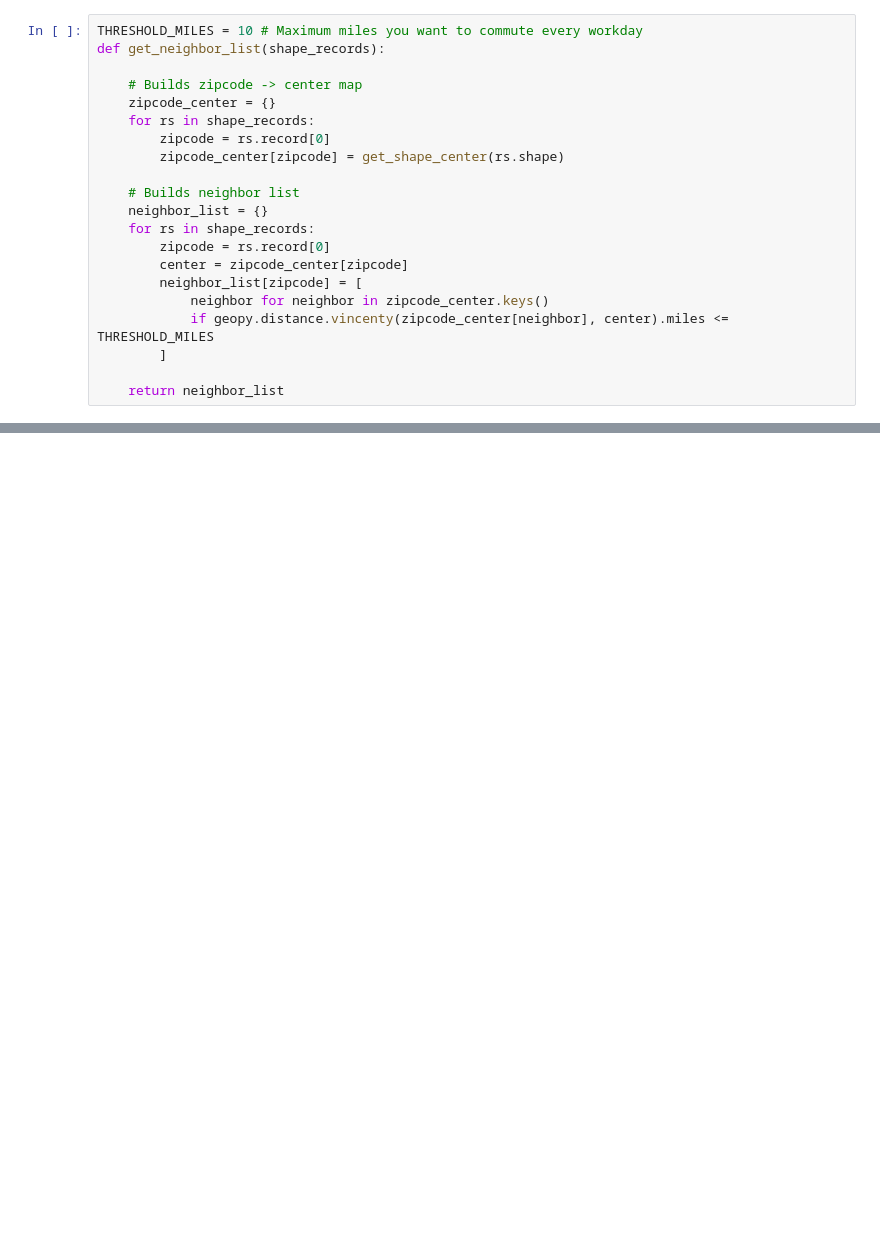
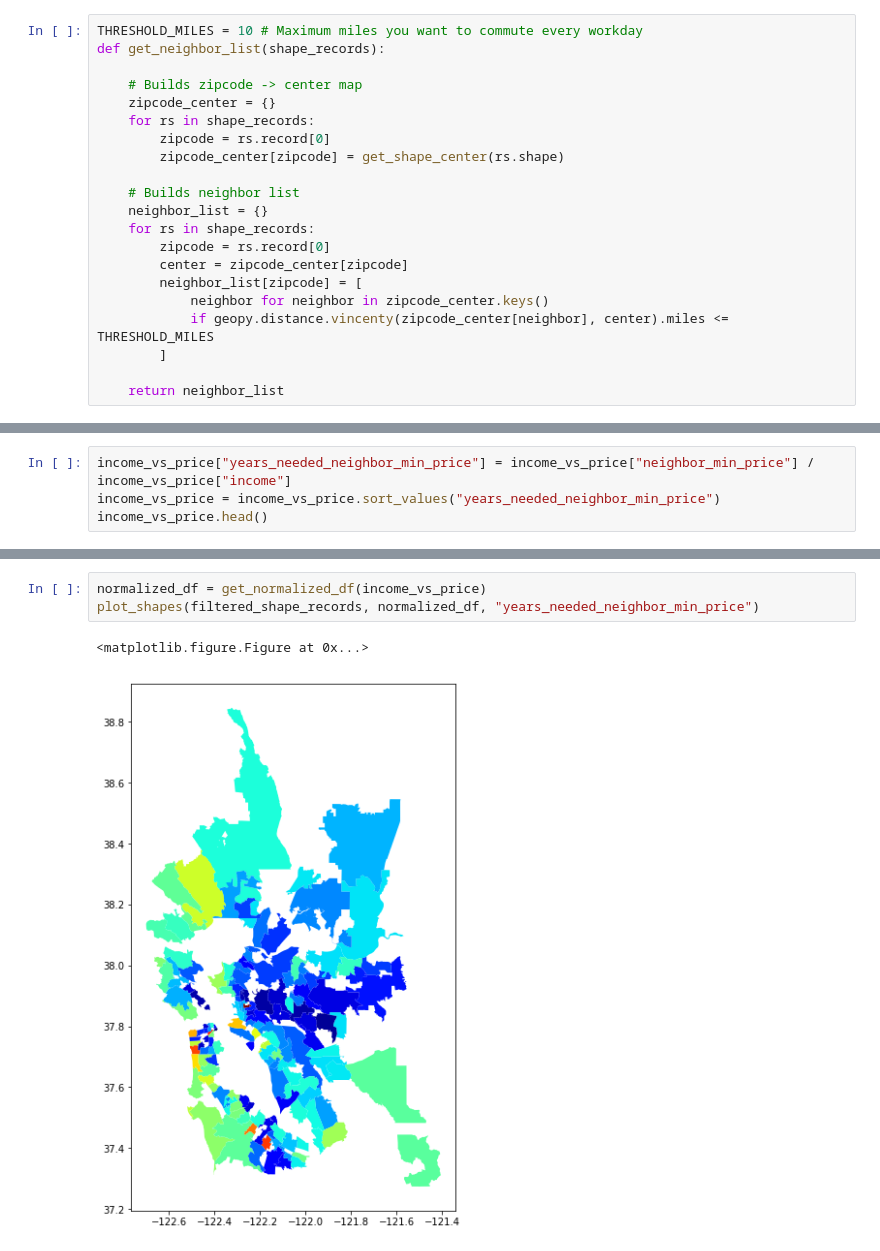
Before and after one commit to heronyang/house-price-vs-income, a Jupyter notebook: Income v.s. House Price.ipynb, the cells around one changed output, grey strips where cells are left out. Saved outputs shown, nothing was run; the diff lists cells and outputs as text; blank space fills up the shorter version.

```diff
--- a/Income v.s. House Price.ipynb
+++ b/Income v.s. House Price.ipynb
@@ -430,0 +470,4 @@ neighbor["94040"]
+# %%
+income_vs_price["years_needed_neighbor_min_price"] = income_vs_price["neighbor_min_price"] / income_vs_price["income"]
+income_vs_price = income_vs_price.sort_values("years_needed_neighbor_min_price")
+income_vs_price.head()
@@ -430,0 +481,6 @@ neighbor["94040"]
+# %%
+normalized_df = get_normalized_df(income_vs_price)
+plot_shapes(filtered_shape_records, normalized_df, "years_needed_neighbor_min_price")
+# %% [output]
+<matplotlib.figure.Figure at 0x...>
+[figure, added]
```
Also changed, not shown: parts of 17 cells of this notebook.
